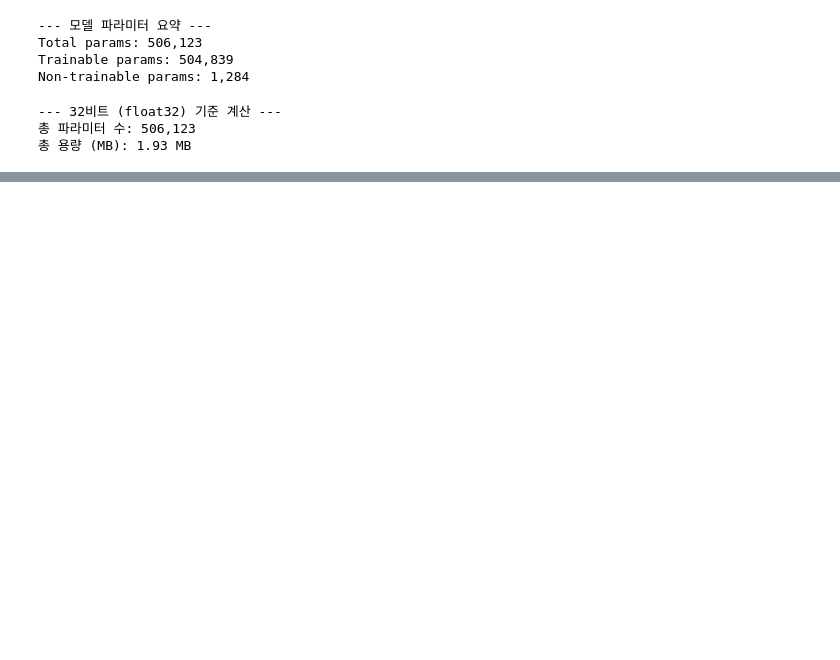
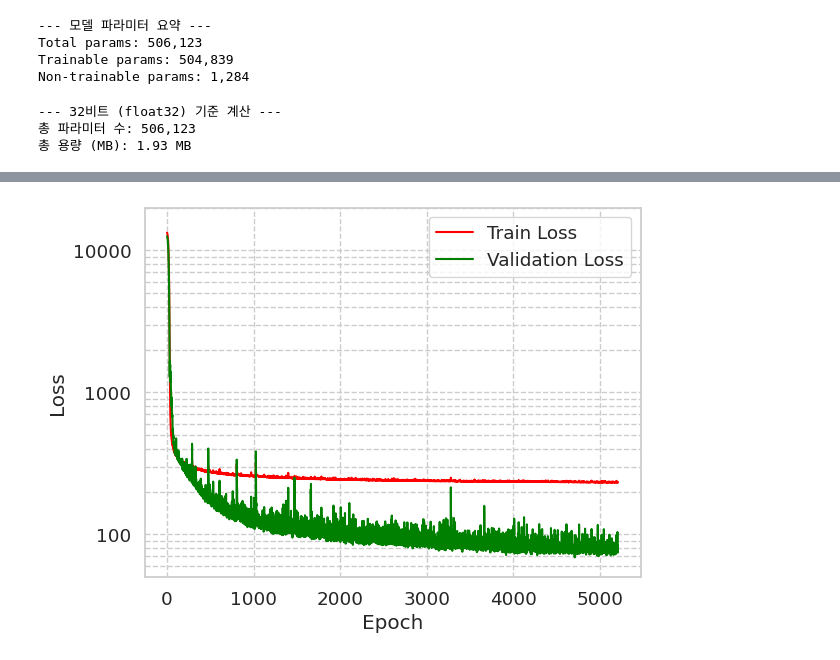
Before and after one commit to jinbeomjeong/estimate_venturi_pump_flow, a Jupyter notebook: create_estmation_flow_model.ipynb, the cells around one changed output, grey strips where cells are left out. Saved outputs shown, nothing was run; the diff lists cells and outputs as text; code cells hidden in the pictures; blank space fills up the shorter version.

```diff
--- a/create_estmation_flow_model.ipynb
+++ b/create_estmation_flow_model.ipynb
@@ -233,19 +318,21 @@ val_mean_abs_per_loss_df = train_result['val_mean_absolute_percentage_error']
 # %%
 sns.set_theme(font_scale=1.2)
 sns.set_style('whitegrid', {'grid.linestyle': '--'})
 
 ax_1 = sns.lineplot(x=np.arange(0, len(loss_df)), y=loss_df, label='Train Loss', color='red')
 sns.lineplot(x=np.arange(0, len(val_loss_df)), y=val_loss_df, label='Validation Loss', color='green')
 
 plt.xlabel('Epoch')
 plt.ylabel('Loss')
 plt.yscale('log')
 
-plt.ylim(100, 20000)
+plt.ylim(50, 20000)
 plt.grid(True, which='minor', linestyle='--', linewidth=1.0)
 
 formatter = FuncFormatter(lambda y, pos: f'{y:.0f}')
 ax_1.yaxis.set_major_formatter(formatter)
+# %% [output]
+[figure, added]
 # %%
 sns.set_theme(font_scale=1.2)
 sns.set_style('whitegrid', {'grid.linestyle': '--'})
```
Also changed, not shown: parts of 12 cells of this notebook, 9 other files.
